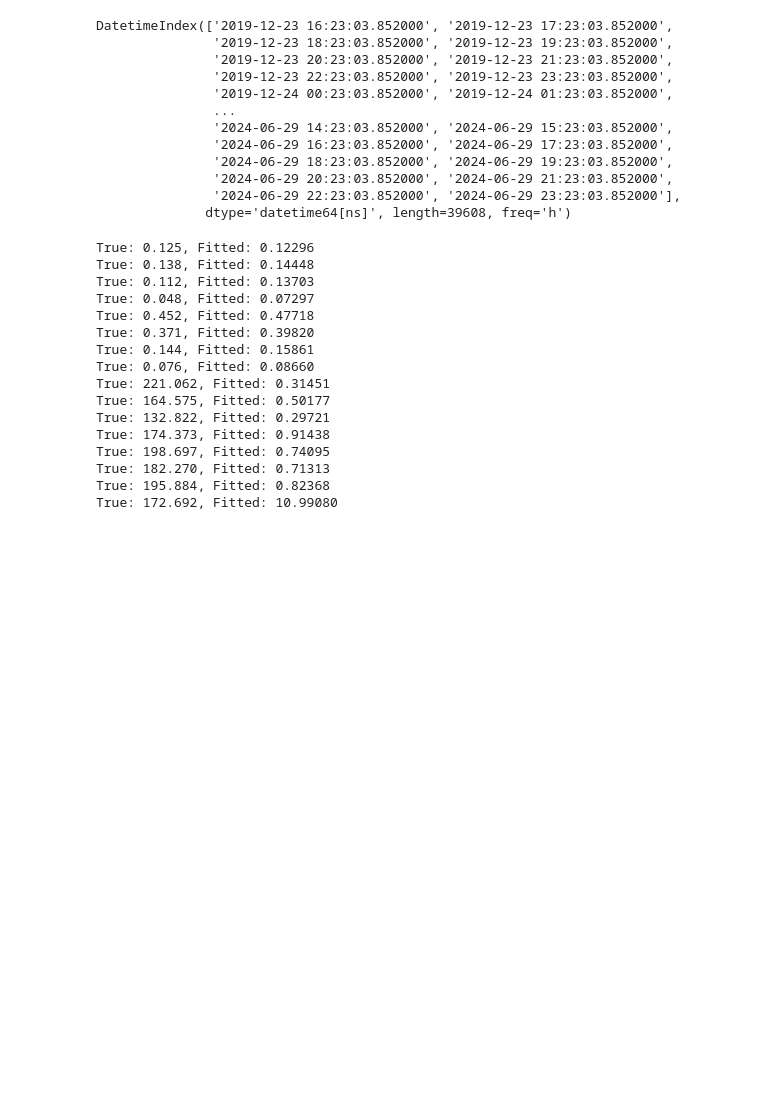
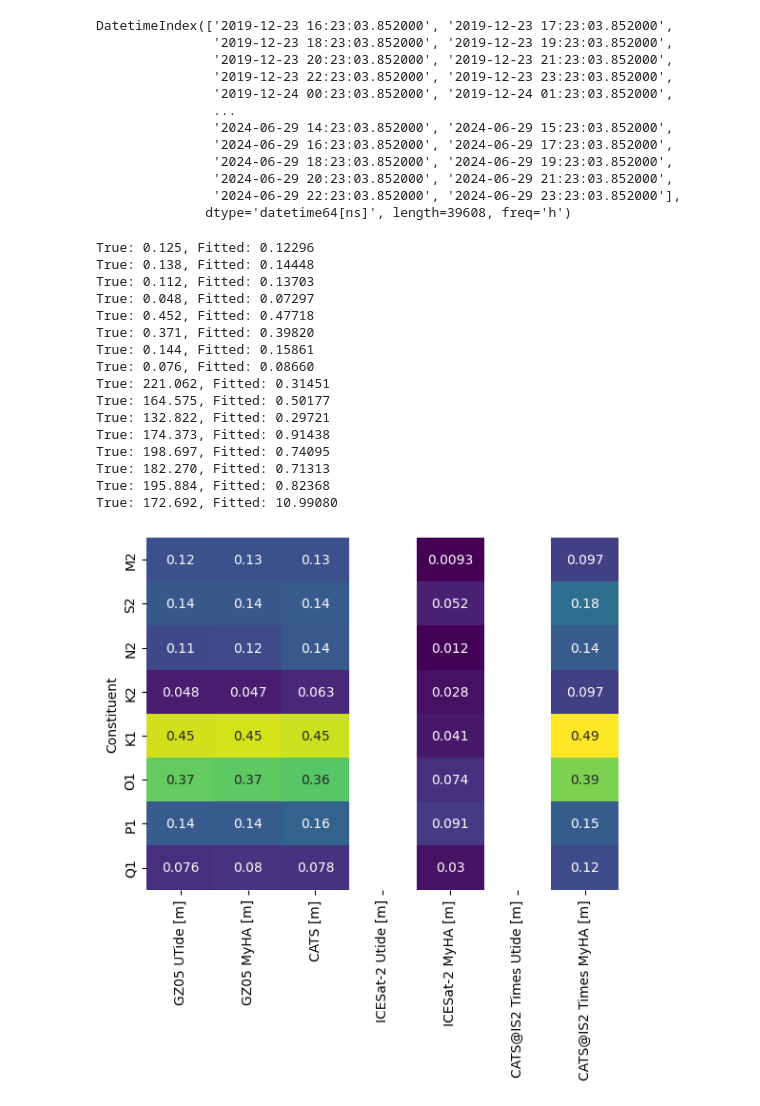
Before and after one commit to zsk4/harmonic-analysis, a Jupyter notebook: notebooks/ha.ipynb, the cells around one changed output. Saved outputs shown, nothing was run; the diff lists cells and outputs as text; code cells hidden in the pictures; blank space fills up the shorter version.

```diff
--- a/notebooks/ha.ipynb
+++ b/notebooks/ha.ipynb
@@ -608,0 +675,41 @@ True: 172.692, Fitted: 10.99080
+# %%
+# Summary Plot
+
+# Table of constitutents colored by True - Estimated from my simple HA and python's UTide
+
+df_plotting = pd.DataFrame(
+    {
+        "Constituent": list(constituents.keys()),
+        "GZ05 UTide [m]": true_values[:8],
+        "GZ05 MyHA [m]": [
+            0.12663,
+            0.13840,
+            0.11655,
+            0.04692,
+            0.45270,
+            0.36785,
+            0.14390,
+            0.08005,
+        ],  # From UTide on SERAC
+        "CATS [m]": [
+            0.12530586123466492,
+            0.14462734758853912,
+            0.13967309892177582,
+            0.06251237541437149,
+            0.44746169447898865,
+            0.35937005281448364,
+            0.15769679844379425,
+            0.07832222431898117,
+        ],
+        "ICESat-2 Utide [m]": [np.nan] * 8,
+        "ICESat-2 MyHA [m]": IS2_MYHA[:8],
+        "CATS@IS2 Times Utide [m]": [np.nan] * 8,
+        "CATS@IS2 Times MyHA [m]": CATS_AT_IS2[:8],
+    }
+)
+
+# Make plot
+df_for_plot = df_plotting.set_index(df_plotting.columns[0])
+plot = sns.heatmap(df_for_plot, annot=True, cmap="viridis", cbar=False)
+# %% [output]
+[figure, added]
```
Also changed, not shown: parts of 14 cells of this notebook, 2 other files.
